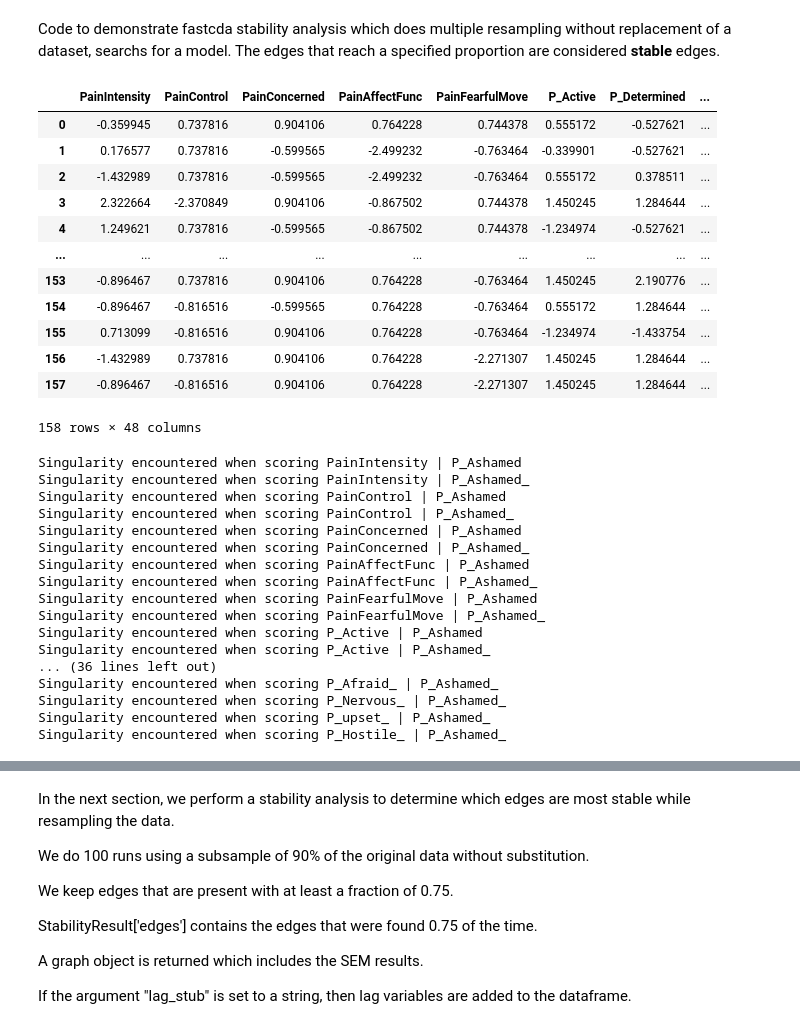
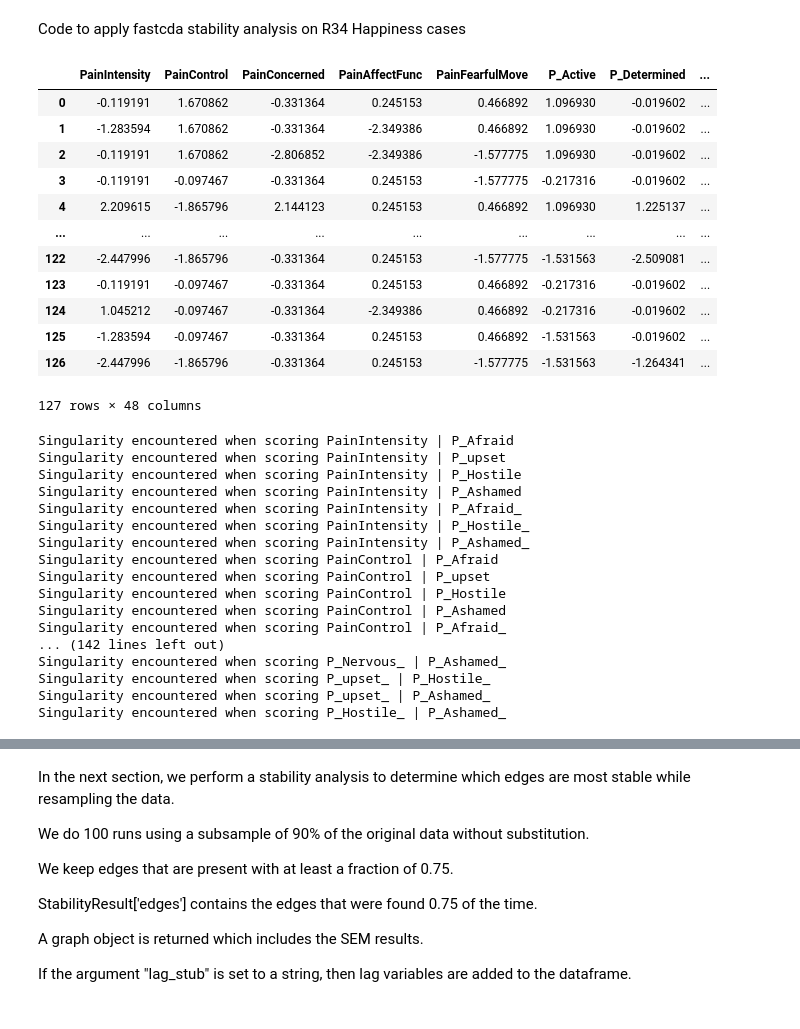
Before and after one commit to kelvinlim/fastcda, a Jupyter notebook: stability_r34.ipynb, the cells around one changed output, grey strips where cells are left out. Saved outputs shown, nothing was run; the diff lists cells and outputs as text; code cells hidden in the pictures.

```diff
--- a/stability_r34.ipynb
+++ b/stability_r34.ipynb
@@ -1,5 +1,5 @@
 # %% [markdown]
-Code to demonstrate fastcda stability analysis which does multiple resampling without replacement of a dataset, searchs for a model.  The edges that reach a specified proportion are considered **stable** edges.
+Code to apply fastcda stability analysis on R34 Happiness cases
 # %%
 # import needed packages
 from fastcda import FastCDA
@@ -11,22 +11,24 @@ import pprint as pp
 fc = FastCDA()
 # %%
 # read in the sample ema dataset and view it
-df = fc.getSampleData('R34B23.csv')
+file = 'R34B23.csv' # works
+file = 'R34B13.csv' # problem with semopy
+df = fc.getSampleData(file)
 df
 # %% [output]
 |  | PainIntensity | PainControl | PainConcerned | PainAffectFunc | PainFearfulMove | P_Active | P_Determined | ... |
-| 0 | -0.359945 | 0.737816 | 0.904106 | 0.764228 | 0.744378 | 0.555172 | -0.527621 | ... |
-| 1 | 0.176577 | 0.737816 | -0.599565 | -2.499232 | -0.763464 | -0.339901 | -0.527621 | ... |
-| 2 | -1.432989 | 0.737816 | -0.599565 | -2.499232 | -0.763464 | 0.555172 | 0.378511 | ... |
-| 3 | 2.322664 | -2.370849 | 0.904106 | -0.867502 | 0.744378 | 1.450245 | 1.284644 | ... |
-| 4 | 1.249621 | 0.737816 | -0.599565 | -0.867502 | 0.744378 | -1.234974 | -0.527621 | ... |
+| 0 | -0.119191 | 1.670862 | -0.331364 | 0.245153 | 0.466892 | 1.096930 | -0.019602 | ... |
+| 1 | -1.283594 | 1.670862 | -0.331364 | -2.349386 | 0.466892 | 1.096930 | -0.019602 | ... |
+| 2 | -0.119191 | 1.670862 | -2.806852 | -2.349386 | -1.577775 | 1.096930 | -0.019602 | ... |
+| 3 | -0.119191 | -0.097467 | -0.331364 | 0.245153 | -1.577775 | -0.217316 | -0.019602 | ... |
+| 4 | 2.209615 | -1.865796 | 2.144123 | 0.245153 | 0.466892 | 1.096930 | 1.225137 | ... |
 | ... | ... | ... | ... | ... | ... | ... | ... | ... |
-| 153 | -0.896467 | 0.737816 | 0.904106 | 0.764228 | -0.763464 | 1.450245 | 2.190776 | ... |
-| 154 | -0.896467 | -0.816516 | -0.599565 | 0.764228 | -0.763464 | 0.555172 | 1.284644 | ... |
-| 155 | 0.713099 | -0.816516 | 0.904106 | 0.764228 | -0.763464 | -1.234974 | -1.433754 | ... |
-| 156 | -1.432989 | 0.737816 | 0.904106 | 0.764228 | -2.271307 | 1.450245 | 1.284644 | ... |
-| 157 | -0.896467 | -0.816516 | 0.904106 | 0.764228 | -2.271307 | 1.450245 | 1.284644 | ... |
+| 122 | -2.447996 | -1.865796 | -0.331364 | 0.245153 | -1.577775 | -1.531563 | -2.509081 | ... |
+| 123 | -0.119191 | -0.097467 | -0.331364 | 0.245153 | 0.466892 | -0.217316 | -0.019602 | ... |
+| 124 | 1.045212 | -0.097467 | -0.331364 | -2.349386 | 0.466892 | -0.217316 | -0.019602 | ... |
+| 125 | -1.283594 | -0.097467 | -0.331364 | 0.245153 | 0.466892 | -1.531563 | -0.019602 | ... |
+| 126 | -2.447996 | -1.865796 | -0.331364 | 0.245153 | -1.577775 | -1.531563 | -1.264341 | ... |
-158 rows × 48 columns
+127 rows × 48 columns
 # %%
 # create the prior knowledge
 knowledge = fc.create_lag_knowledge(df.columns, lag_stub = '_')
@@ -38,21 +40,21 @@ SearchResult, graph = fc.run_model_search( df,
                                     score={'sem_bic': {'penalty_discount': 1.0}},
                                     test={'fisher_z': {'alpha': .01}})
 # %% [output]
+Singularity encountered when scoring PainIntensity | P_Afraid
+Singularity encountered when scoring PainIntensity | P_upset
+Singularity encountered when scoring PainIntensity | P_Hostile
 Singularity encountered when scoring PainIntensity | P_Ashamed
+Singularity encountered when scoring PainIntensity | P_Afraid_
+Singularity encountered when scoring PainIntensity | P_Hostile_
 Singularity encountered when scoring PainIntensity | P_Ashamed_
+Singularity encountered when scoring PainControl | P_Afraid
+Singularity encountered when scoring PainControl | P_upset
+Singularity encountered when scoring PainControl | P_Hostile
 Singularity encountered when scoring PainControl | P_Ashamed
-Singularity encountered when scoring PainControl | P_Ashamed_
-Singularity encountered when scoring PainConcerned | P_Ashamed
-Singularity encountered when scoring PainConcerned | P_Ashamed_
-Singularity encountered when scoring PainAffectFunc | P_Ashamed
-Singularity encountered when scoring PainAffectFunc | P_Ashamed_
-Singularity encountered when scoring PainFearfulMove | P_Ashamed
-Singularity encountered when scoring PainFearfulMove | P_Ashamed_
-Singularity encountered when scoring P_Active | P_Ashamed
-Singularity encountered when scoring P_Active | P_Ashamed_
-... (36 lines left out)
-Singularity encountered when scoring P_Afraid_ | P_Ashamed_
+Singularity encountered when scoring PainControl | P_Afraid_
+... (142 lines left out)
 Singularity encountered when scoring P_Nervous_ | P_Ashamed_
+Singularity encountered when scoring P_upset_ | P_Hostile_
 Singularity encountered when scoring P_upset_ | P_Ashamed_
 Singularity encountered when scoring P_Hostile_ | P_Ashamed_
 # %%
```
Also changed, not shown: parts of 8 cells of this notebook, 2 other files.
